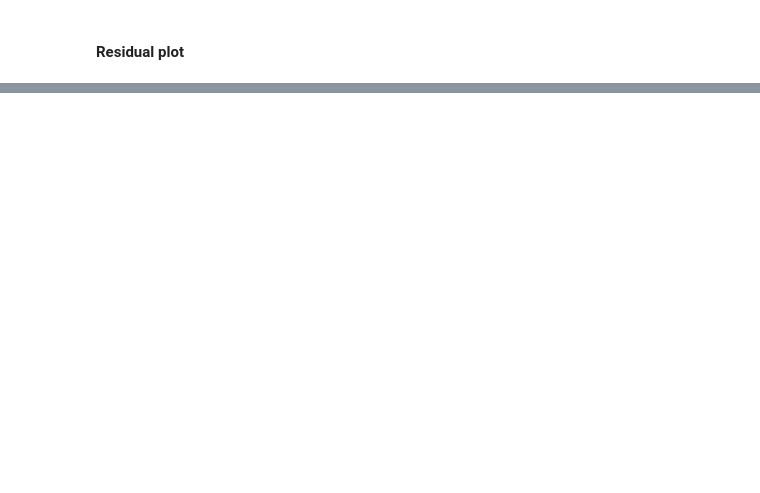
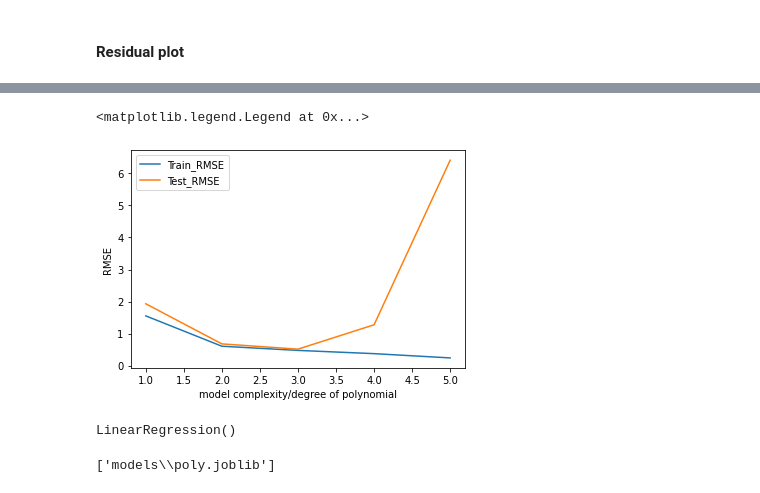
Before and after one commit to dhires9196/ML_reinvent, a Jupyter notebook: Liniar_regression.ipynb, the cells around one changed output, grey strips where cells are left out. Saved outputs shown, nothing was run; the diff lists cells and outputs as text; code cells hidden in the pictures; blank space fills up the shorter version.

```diff
--- a/Liniar_regression.ipynb
+++ b/Liniar_regression.ipynb
@@ -163,0 +354,10 @@ Text(0.5, 1.0, 'newspaper_spend')
+# %%
+import matplotlib.pyplot as plt
+plt.plot(range(1,6),train_rmse_error[0:5],label='Train_RMSE')
+plt.plot(range(1,6),test_rmse_error[0:5],label='Test_RMSE')
+plt.xlabel("model complexity/degree of polynomial")
+plt.ylabel("RMSE")
+plt.legend()
+# %% [output]
+<matplotlib.legend.Legend at 0x...>
+[figure, added]
@@ -163,0 +370,12 @@ Text(0.5, 1.0, 'newspaper_spend')
+# %%
+X_train, X_test, y_train, y_test = train_test_split(full_converted_x, y, test_size=0.33, random_state=42)
+final_model.fit(X_train,y_train)
+# %% [output]
+LinearRegression()
+# %%
+model_dir='models'
+os.makedirs(model_dir,exist_ok=True)
+file_path=os.path.join(model_dir,'poly.joblib')
+dump(final_model,file_path)
+# %% [output]
+['models\\poly.joblib']
```
Also changed, not shown: parts of 46 cells of this notebook, 2 other files.
